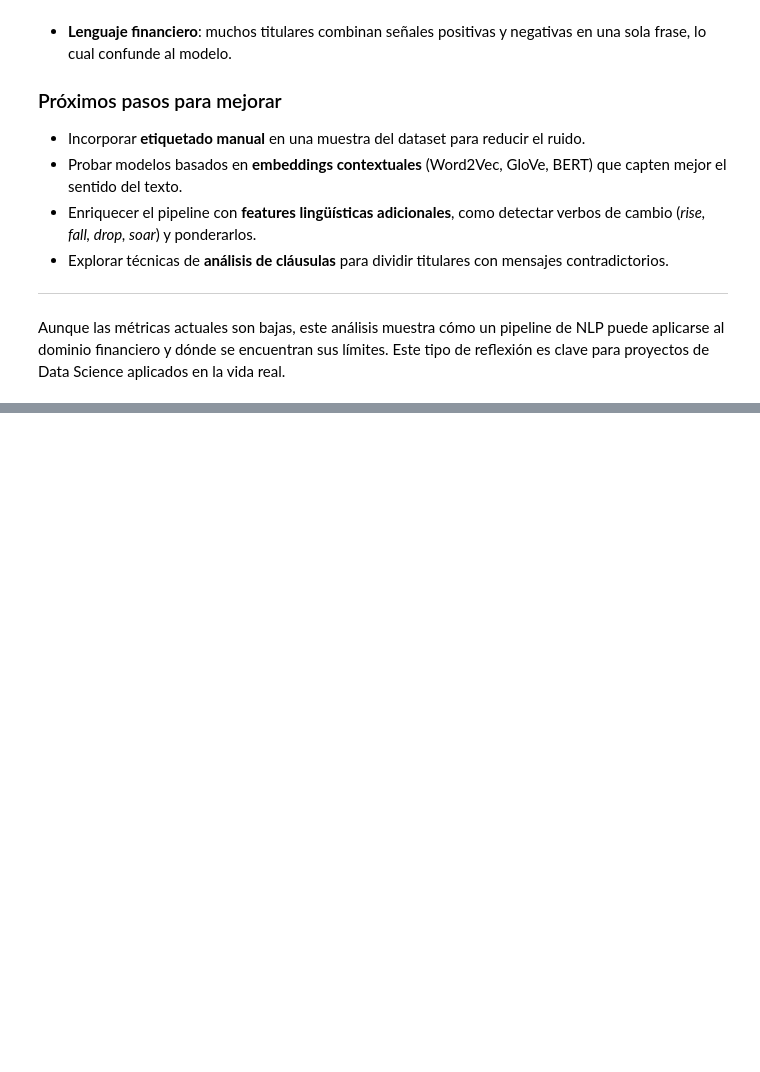
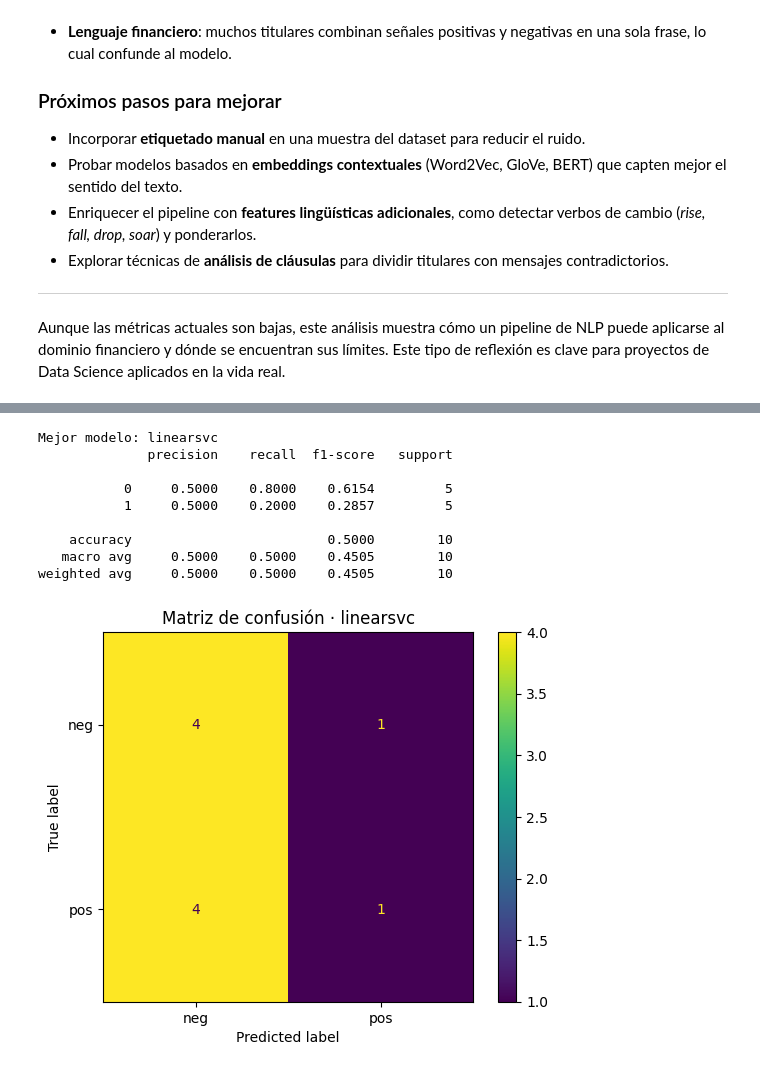
Before and after one commit to AnnaPChop/forex-sentiment-analysis, a Jupyter notebook: notebooks/02_modelo_sentimiento.ipynb, the cells around one changed output, grey strips where cells are left out. Cells and saved outputs as stored; diff of their text form; code cells hidden in the pictures; blank space fills up the shorter version.

```diff
--- a/notebooks/02_modelo_sentimiento.ipynb
+++ b/notebooks/02_modelo_sentimiento.ipynb
@@ -351,0 +365,39 @@ Al revisar ejemplos mal clasificados se observó:
+# %%
+
+best_name = max(results, key=lambda k: results[k]["test_f1"])
+best_pipe = pipelines[best_name]
+best_pipe.fit(X_train, y_train)
+
+pred = best_pipe.predict(X_test)
+proba = None
+try:
+    # decision_function o predict_proba para una pseudo-probabilidad
+    if hasattr(best_pipe[-1], "decision_function"):
+        proba = best_pipe.decision_function(X_test)
+        # escalar a 0-1 de forma sigmoid para inspección (no calibrado)
+        from scipy.special import expit
+        proba = expit(proba)
+    elif hasattr(best_pipe[-1], "predict_proba"):
+        proba = best_pipe.predict_proba(X_test)[:,1]
+except Exception:
+    pass
+
+print(f"Mejor modelo: {best_name}")
+print(classification_report(y_test, pred, digits=4))
+
+cm = confusion_matrix(y_test, pred, labels=[0,1])
+disp = ConfusionMatrixDisplay(confusion_matrix=cm, display_labels=["neg","pos"])
+disp.plot()
+plt.title(f"Matriz de confusión · {best_name}")
+plt.show()
+# %% [output]
+Mejor modelo: linearsvc
+              precision    recall  f1-score   support
+
+           0     0.5000    0.8000    0.6154         5
+           1     0.5000    0.2000    0.2857         5
+
+    accuracy                         0.5000        10
+   macro avg     0.5000    0.5000    0.4505        10
+weighted avg     0.5000    0.5000    0.4505        10
+[figure, added]
```
Also changed, not shown: parts of 2 cells of this notebook.
